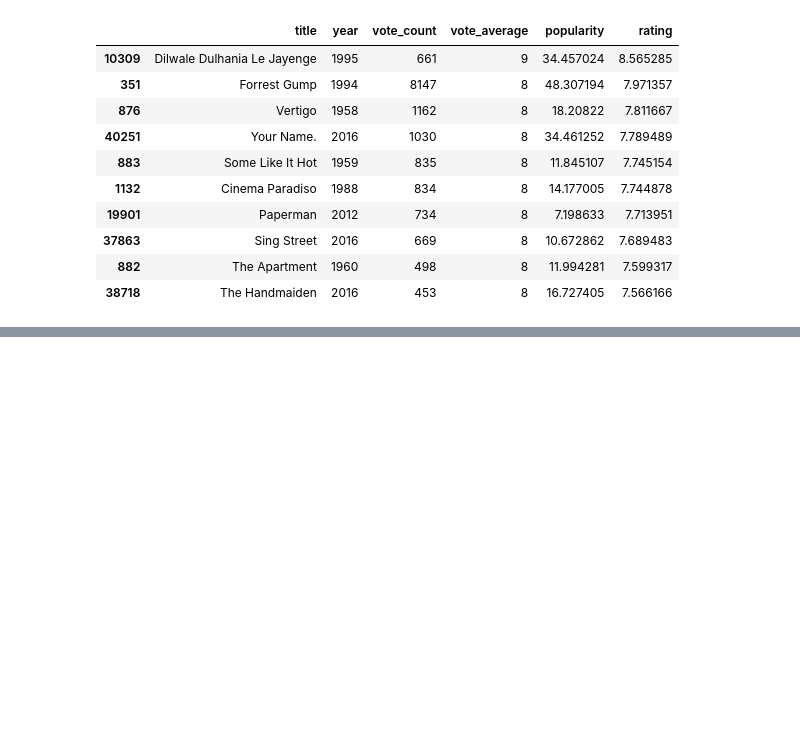
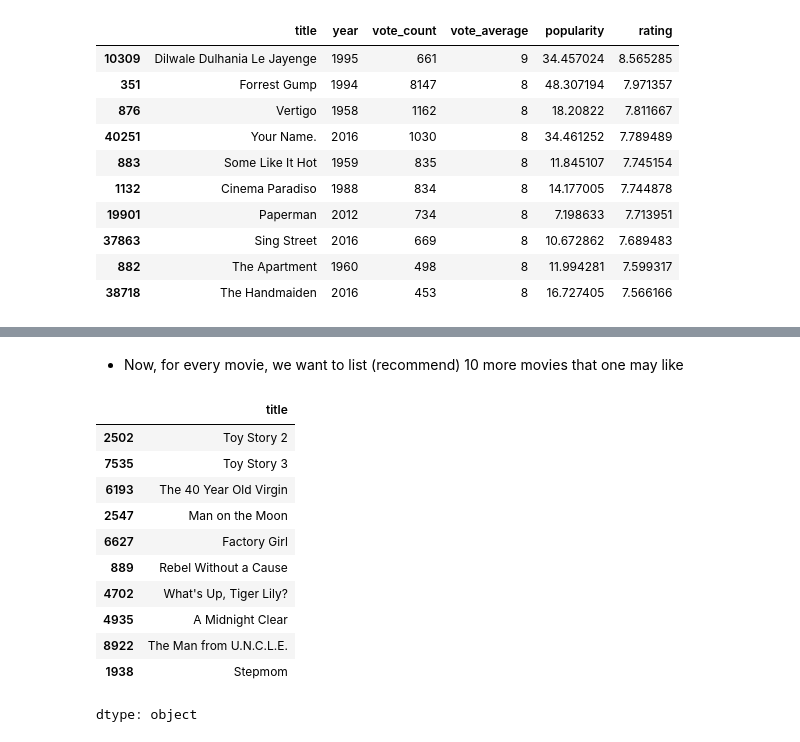
Before and after one commit to mcucii/ML-Kaggle-projects, a Jupyter notebook: Movie Recommender Systems/Movie_Recommender_Systems.ipynb, the cells around one changed output, grey strips where cells are left out. Drawn from its saved outputs; the diff is of its cells as text; code cells hidden in the pictures; blank space fills up the shorter version.

```diff
--- a/Movie Recommender Systems/Movie_Recommender_Systems.ipynb
+++ b/Movie Recommender Systems/Movie_Recommender_Systems.ipynb
@@ -179,0 +271,4 @@ top_romance_movies.head(10)
+# %%
+cosine_sim = linear_kernel(tfidf_matrix, tfidf_matrix)
+# result: NxN matrix, where (i,j) represents the similarity between i-th and j-th movie
+cosine_sim
@@ -179,0 +289,28 @@ top_romance_movies.head(10)
+# %%
+smd = smd.reset_index()
+# %%
+titles = smd['title']
+indices = pd.Series(smd.index, titles)
+# %% [markdown]
+- Now, for every movie, we want to list (recommend) 10 more movies that one may like
+# %%
+def recommendN(title, N=10):
+  index = indices[title]
+  recommendations = sorted(enumerate(cosine_sim[index]), key=lambda x : x[1], reverse=True)[1:N+1] # 10 most similar
+  rec_indices = [i[0] for i in recommendations]
+  return titles.iloc[rec_indices]
+# %%
+recommendN('Toy Story', 10)
+# %% [output]
+|  | title |
+| 2502 | Toy Story 2 |
+| 7535 | Toy Story 3 |
+| 6193 | The 40 Year Old Virgin |
+| 2547 | Man on the Moon |
+| 6627 | Factory Girl |
+| 889 | Rebel Without a Cause |
+| 4702 | What's Up, Tiger Lily? |
+| 4935 | A Midnight Clear |
+| 8922 | The Man from U.N.C.L.E. |
+| 1938 | Stepmom |
+dtype: object
```
Also changed, not shown: parts of 16 cells of this notebook.
